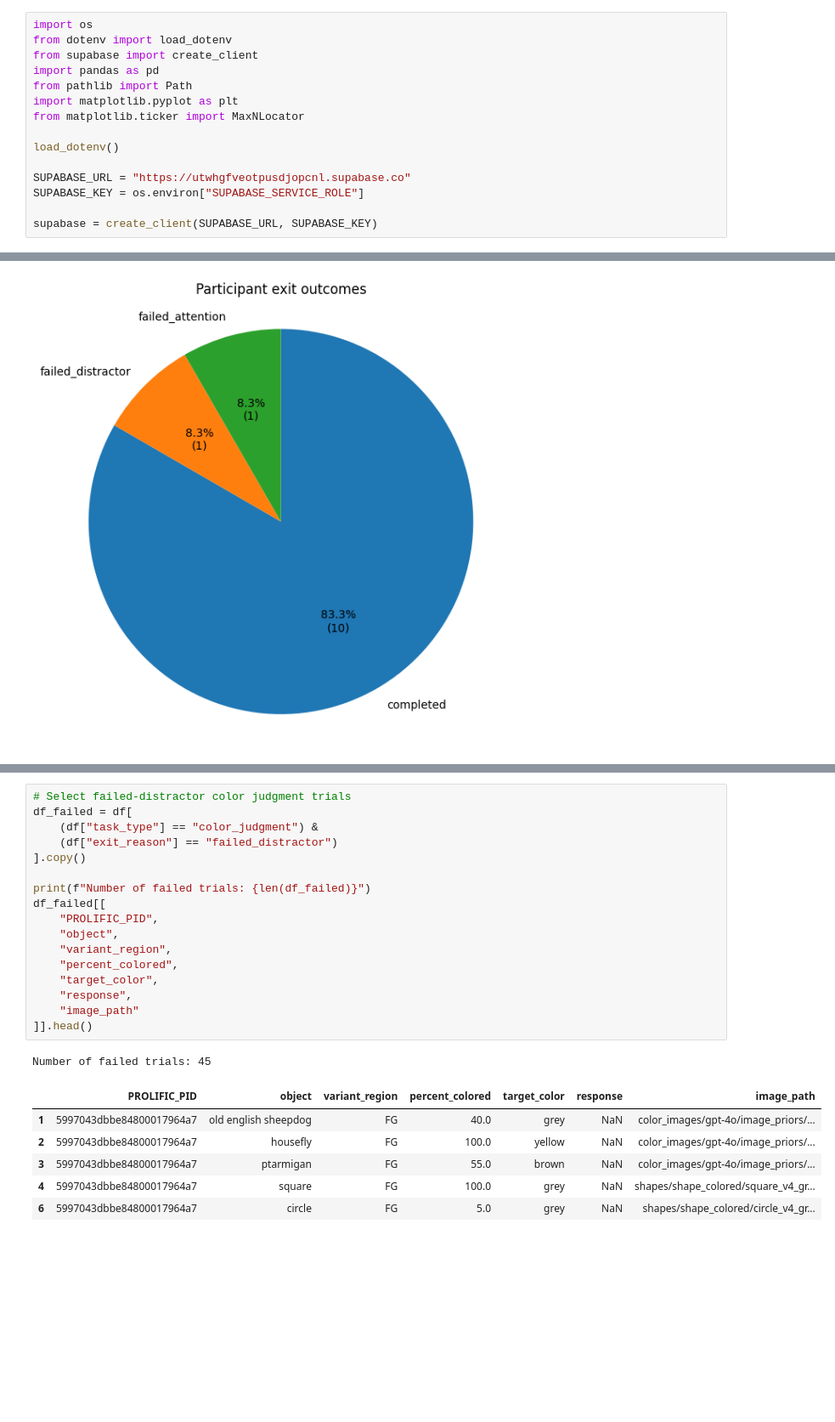
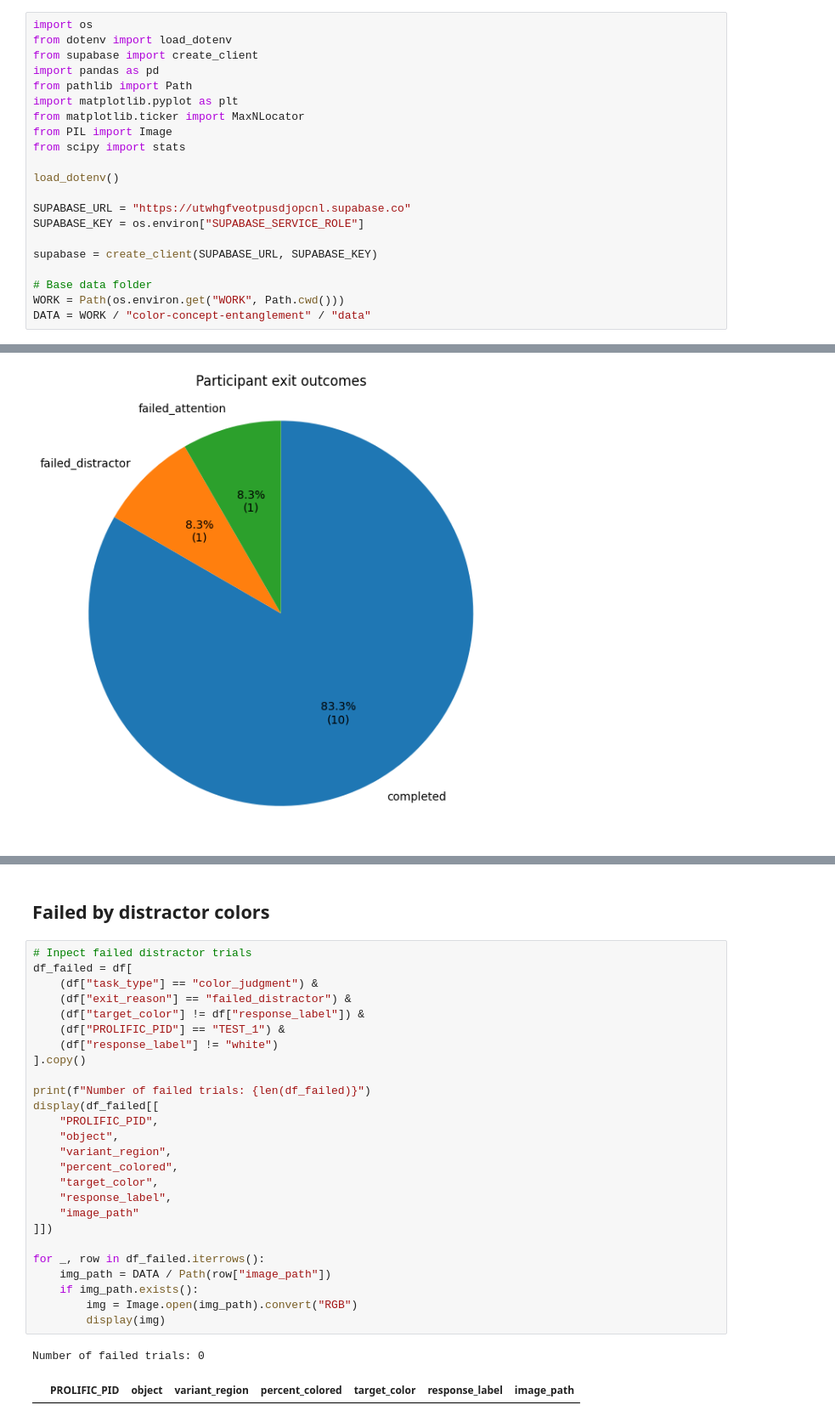
Before and after one commit to jonnemi/color-concept-entanglement, a Jupyter notebook: prolific_study/prolific_evaluation.ipynb, the cells around one changed output, grey strips where cells are left out. Shown at 85% size. Cells and saved outputs as stored; diff of their text form; blank space fills up the shorter version.

```diff
--- a/prolific_study/prolific_evaluation.ipynb
+++ b/prolific_study/prolific_evaluation.ipynb
@@ -11,6 +11,8 @@ import pandas as pd
 from pathlib import Path
 import matplotlib.pyplot as plt
 from matplotlib.ticker import MaxNLocator
+from PIL import Image
+from scipy import stats
 
 load_dotenv()
 
@@ -18,6 +20,10 @@ SUPABASE_URL = "https://utwhgfveotpusdjopcnl.supabase.co"
 SUPABASE_KEY = os.environ["SUPABASE_SERVICE_ROLE"]
 
 supabase = create_client(SUPABASE_URL, SUPABASE_KEY)
+
+# Base data folder
+WORK = Path(os.environ.get("WORK", Path.cwd()))
+DATA = WORK / "color-concept-entanglement" / "data"
 # %%
 # Read out results table and print as dataframe
 response = supabase.table("results").select("*").execute()
@@ -233,25 +185,31 @@ df_failed
+# %% [markdown]
+## Failed by distractor colors
 # %%
-# Select failed-distractor color judgment trials
+# Inpect failed distractor trials
 df_failed = df[
     (df["task_type"] == "color_judgment") &
-    (df["exit_reason"] == "failed_distractor")
+    (df["exit_reason"] == "failed_distractor") &
+    (df["target_color"] != df["response_label"]) &
+    (df["PROLIFIC_PID"] == "TEST_1") &
+    (df["response_label"] != "white")
 ].copy()
 
 print(f"Number of failed trials: {len(df_failed)}")
-df_failed[[
+display(df_failed[[
     "PROLIFIC_PID",
     "object",
     "variant_region",
     "percent_colored",
     "target_color",
-    "response",
+    "response_label",
     "image_path"
-]].head()
+]])
+
+for _, row in df_failed.iterrows():
+    img_path = DATA / Path(row["image_path"])
+    if img_path.exists():
+        img = Image.open(img_path).convert("RGB")
+        display(img)
 # %% [output]
-Number of failed trials: 45
+Number of failed trials: 0
-|  | PROLIFIC_PID | object | variant_region | percent_colored | target_color | response | image_path |
-| 1 | 5997043dbbe84800017964a7 | old english sheepdog | FG | 40.0 | grey | NaN | color_images/gpt-4o/image_priors/... |
-| 2 | 5997043dbbe84800017964a7 | housefly | FG | 100.0 | yellow | NaN | color_images/gpt-4o/image_priors/... |
-| 3 | 5997043dbbe84800017964a7 | ptarmigan | FG | 55.0 | brown | NaN | color_images/gpt-4o/image_priors/... |
-| 4 | 5997043dbbe84800017964a7 | square | FG | 100.0 | grey | NaN | shapes/shape_colored/square_v4_gr... |
-| 6 | 5997043dbbe84800017964a7 | circle | FG | 5.0 | grey | NaN | shapes/shape_colored/circle_v4_gr... |
+|  | PROLIFIC_PID | object | variant_region | percent_colored | target_color | response_label | image_path |
```
Also changed, not shown: parts of 26 cells of this notebook, 1 other file.
